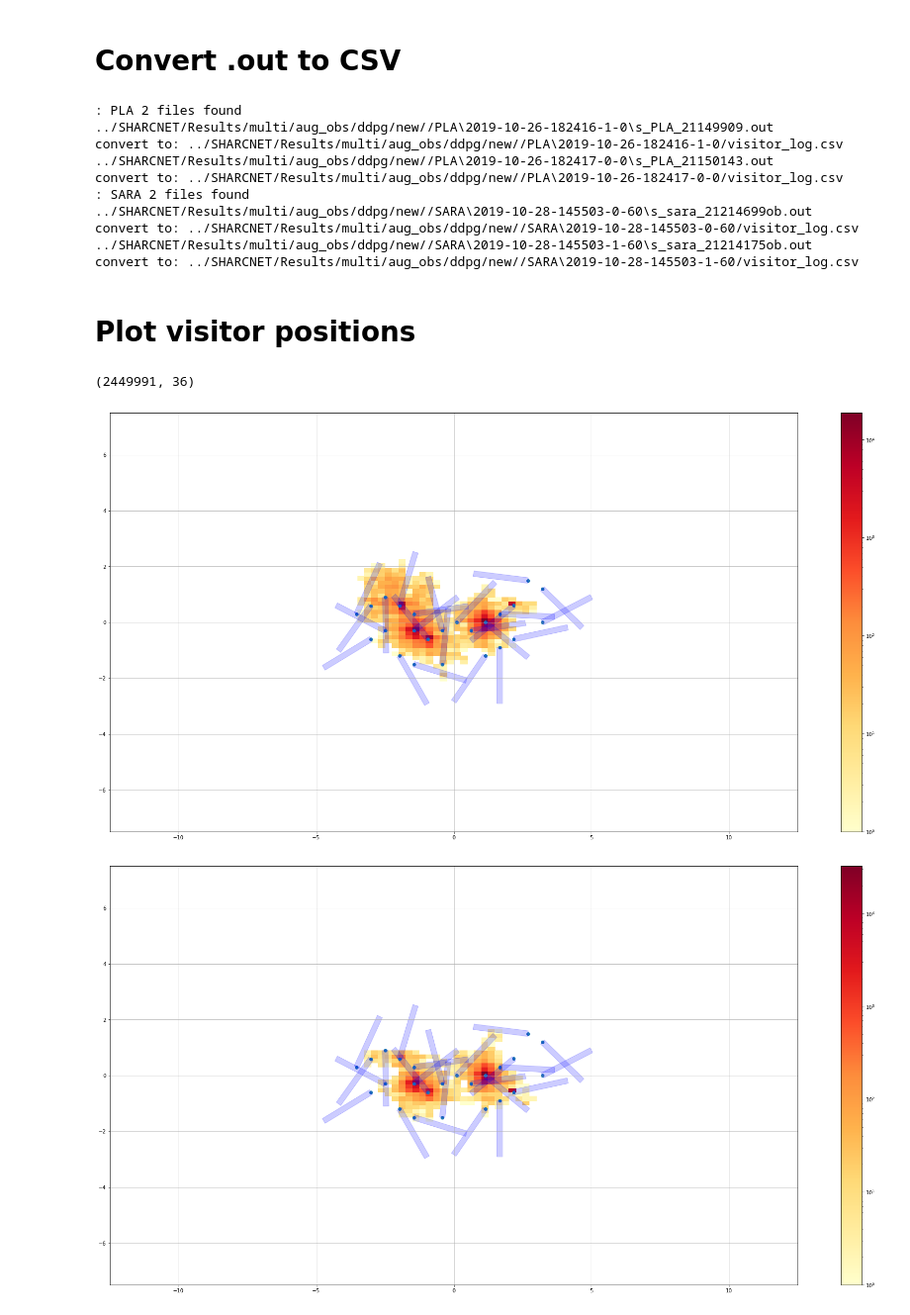
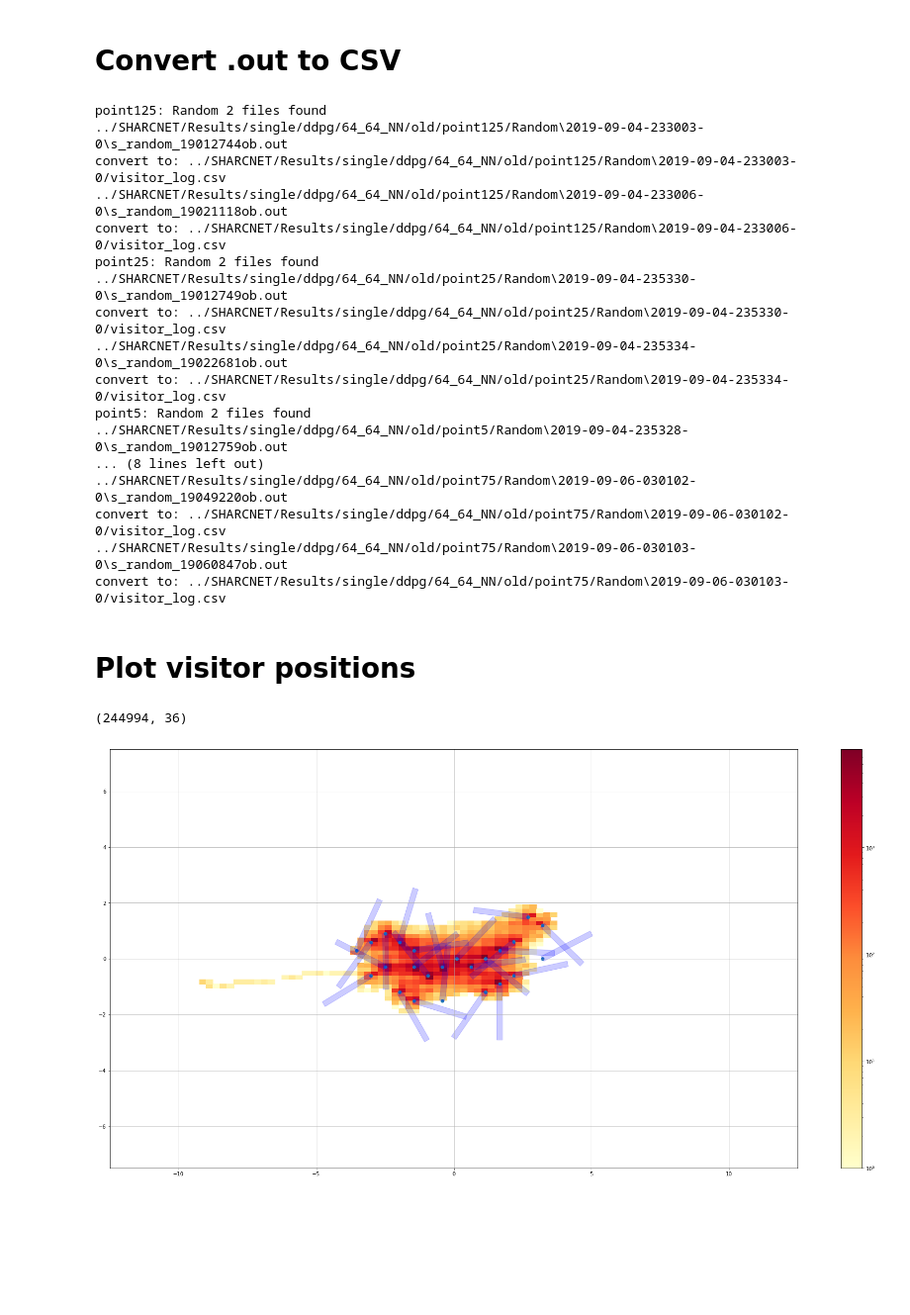
Before and after one commit to daiweiLin/unity_simulator, a Jupyter notebook: notebook/Plot_visitor_position.ipynb, the cells around one changed output. Shown at 99% size. Drawn from its saved outputs; the diff is of its cells as text; code cells hidden in the pictures; blank space fills up the shorter version.

```diff
--- a/notebook/Plot_visitor_position.ipynb
+++ b/notebook/Plot_visitor_position.ipynb
@@ -105,7 +106,7 @@ def out_to_csv(outfile, directory):
     return directory + "/visitor_log.csv"
 # %%
 all_out_file = {}
-modes = ["PLA", "SARA"]
+modes = ["PLA", "SARA", "Random"]
 for folder in folders:
     for mode in modes:
 
@@ -117,16 +118,23 @@ for folder in folders:
             csv_file_dir = out_to_csv(out_file, csv_dir)
             print("convert to: {}".format(csv_file_dir))
 # %% [output]
-: PLA 2 files found
-../SHARCNET/Results/multi/aug_obs/ddpg/new//PLA\2019-10-26-182416-1-0\s_PLA_21149909.out
-convert to: ../SHARCNET/Results/multi/aug_obs/ddpg/new//PLA\2019-10-26-182416-1-0/visitor_log.csv
-../SHARCNET/Results/multi/aug_obs/ddpg/new//PLA\2019-10-26-182417-0-0\s_PLA_21150143.out
-convert to: ../SHARCNET/Results/multi/aug_obs/ddpg/new//PLA\2019-10-26-182417-0-0/visitor_log.csv
-: SARA 2 files found
-../SHARCNET/Results/multi/aug_obs/ddpg/new//SARA\2019-10-28-145503-0-60\s_sara_21214699ob.out
-convert to: ../SHARCNET/Results/multi/aug_obs/ddpg/new//SARA\2019-10-28-145503-0-60/visitor_log.csv
-../SHARCNET/Results/multi/aug_obs/ddpg/new//SARA\2019-10-28-145503-1-60\s_sara_21214175ob.out
-convert to: ../SHARCNET/Results/multi/aug_obs/ddpg/new//SARA\2019-10-28-145503-1-60/visitor_log.csv
+point125: Random 2 files found
+../SHARCNET/Results/single/ddpg/64_64_NN/old/point125/Random\2019-09-04-233003-0\s_random_19012744ob.out
+convert to: ../SHARCNET/Results/single/ddpg/64_64_NN/old/point125/Random\2019-09-04-233003-0/visitor_log.csv
+../SHARCNET/Results/single/ddpg/64_64_NN/old/point125/Random\2019-09-04-233006-0\s_random_19021118ob.out
+convert to: ../SHARCNET/Results/single/ddpg/64_64_NN/old/point125/Random\2019-09-04-233006-0/visitor_log.csv
+point25: Random 2 files found
+../SHARCNET/Results/single/ddpg/64_64_NN/old/point25/Random\2019-09-04-235330-0\s_random_19012749ob.out
+convert to: ../SHARCNET/Results/single/ddpg/64_64_NN/old/point25/Random\2019-09-04-235330-0/visitor_log.csv
+../SHARCNET/Results/single/ddpg/64_64_NN/old/point25/Random\2019-09-04-235334-0\s_random_19022681ob.out
+convert to: ../SHARCNET/Results/single/ddpg/64_64_NN/old/point25/Random\2019-09-04-235334-0/visitor_log.csv
+point5: Random 2 files found
+../SHARCNET/Results/single/ddpg/64_64_NN/old/point5/Random\2019-09-04-235328-0\s_random_19012759ob.out
+... (8 lines left out)
+../SHARCNET/Results/single/ddpg/64_64_NN/old/point75/Random\2019-09-06-030102-0\s_random_19049220ob.out
+convert to: ../SHARCNET/Results/single/ddpg/64_64_NN/old/point75/Random\2019-09-06-030102-0/visitor_log.csv
+../SHARCNET/Results/single/ddpg/64_64_NN/old/point75/Random\2019-09-06-030103-0\s_random_19060847ob.out
+convert to: ../SHARCNET/Results/single/ddpg/64_64_NN/old/point75/Random\2019-09-06-030103-0/visitor_log.csv
 # %% [markdown]
 # Plot visitor positions
 # %%
@@ -170,21 +178,20 @@ def heat_map(resolution, data_x, data_z, axe=None):
     ax.invert_yaxis()
     return activity_map, ax
 # %%
-visitor_data = pd.read_csv("../SHARCNET/Results/multi/aug_obs/ddpg/new/SARA/2019-10-28-145503-1-60/visitor_log.csv", sep=',')
+visitor_data = pd.read_csv("../SHARCNET/Results/single/ddpg/64_64_NN/old/point75/Random/2019-09-06-030102-0/visitor_log.csv", sep=',')
 print(visitor_data.shape)
 # %% [output]
-(2449991, 36)
+(244994, 36)
 # %%
 from matplotlib.colors import LogNorm
-for v in range(5):
+for v in range(1):
 
     fig = plt.figure(figsize=(30,15))
     ax = fig.add_subplot(111)
 
-    plt.hist2d(visitor_data['Location_x_{}'.format(v+1)][837500:937500], visitor_data['Location_z_{}'.format(v+1)][837500:937500], bins=100, normed=False, range=[[-12.5,12.5],[-7.5,7.5]], cmap='YlOrRd', norm=LogNorm())
+    plt.hist2d(visitor_data['Location_x_{}'.format(v+1)][:], visitor_data['Location_z_{}'.format(v+1)][:], bins=100, normed=False, range=[[-12.5,12.5],[-7.5,7.5]], cmap='YlOrRd', norm=LogNorm())
     plt.colorbar()
     plt.grid()
     plot_scene(ax)
 # %% [output]
-[figure, old version]
+[figure, new version]
-[figure, removed]
```
Also changed, not shown: parts of 2 cells of this notebook, 9 other files.
